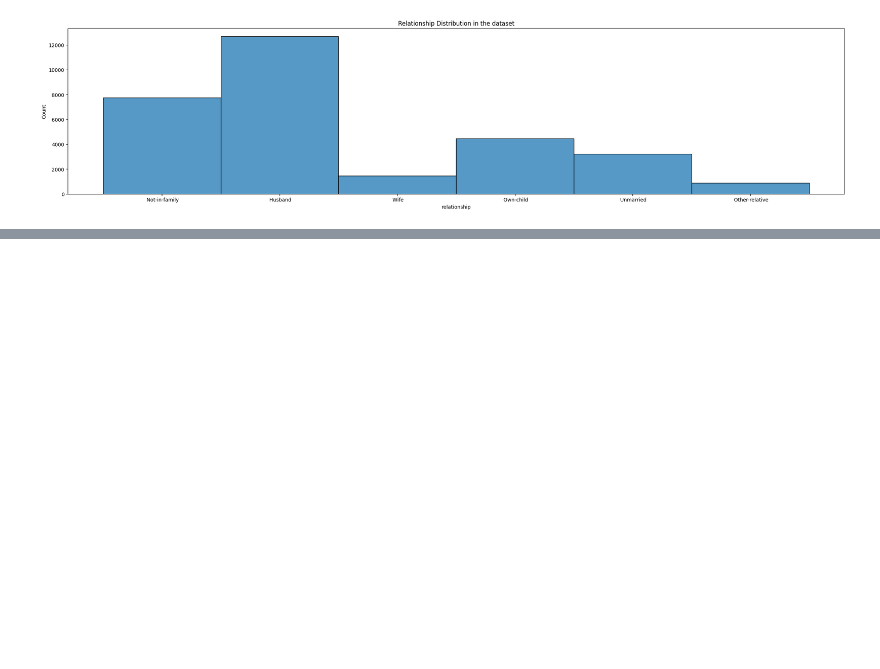
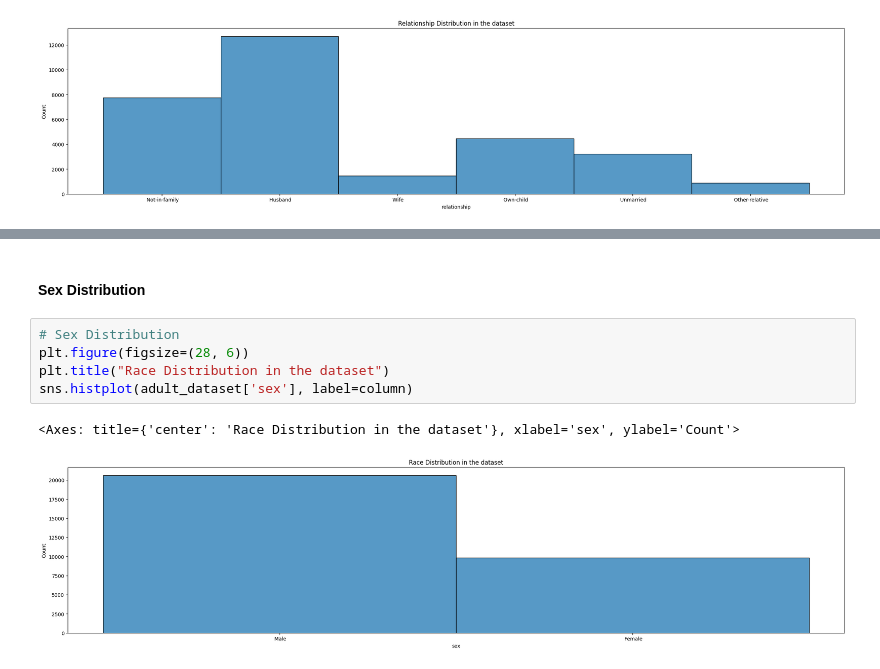
Before and after one commit to SandinMaheeshakya/ML-Income-Prediction-System, a Jupyter notebook: Pre-Processing Data.ipynb, the cells around one changed output, grey strips where cells are left out. Saved outputs shown, nothing was run; the diff lists cells and outputs as text; blank space fills up the shorter version.

```diff
--- a/Pre-Processing Data.ipynb
+++ b/Pre-Processing Data.ipynb
@@ -734,0 +761,10 @@ sns.histplot(adult_dataset['relationship'], label=column)
+# %% [markdown]
+#### Sex Distribution
+# %%
+# Sex Distribution
+plt.figure(figsize=(28, 6))
+plt.title("Race Distribution in the dataset")
+sns.histplot(adult_dataset['sex'], label=column)
+# %% [output]
+<Axes: title={'center': 'Race Distribution in the dataset'}, xlabel='sex', ylabel='Count'>
+[figure, added]
```
Also changed, not shown: parts of 13 cells of this notebook.
